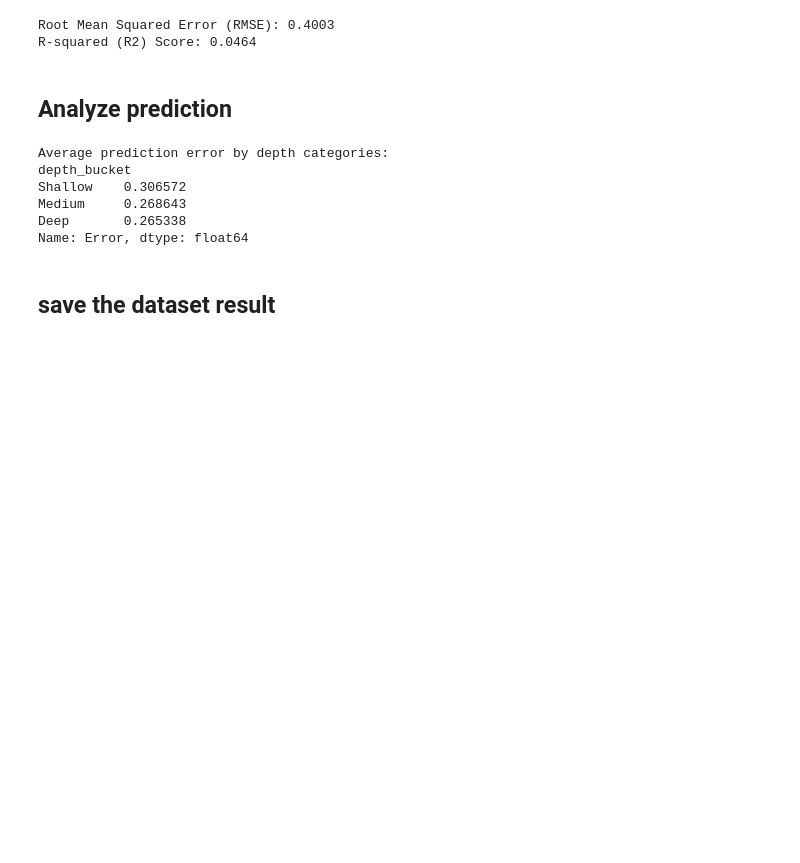
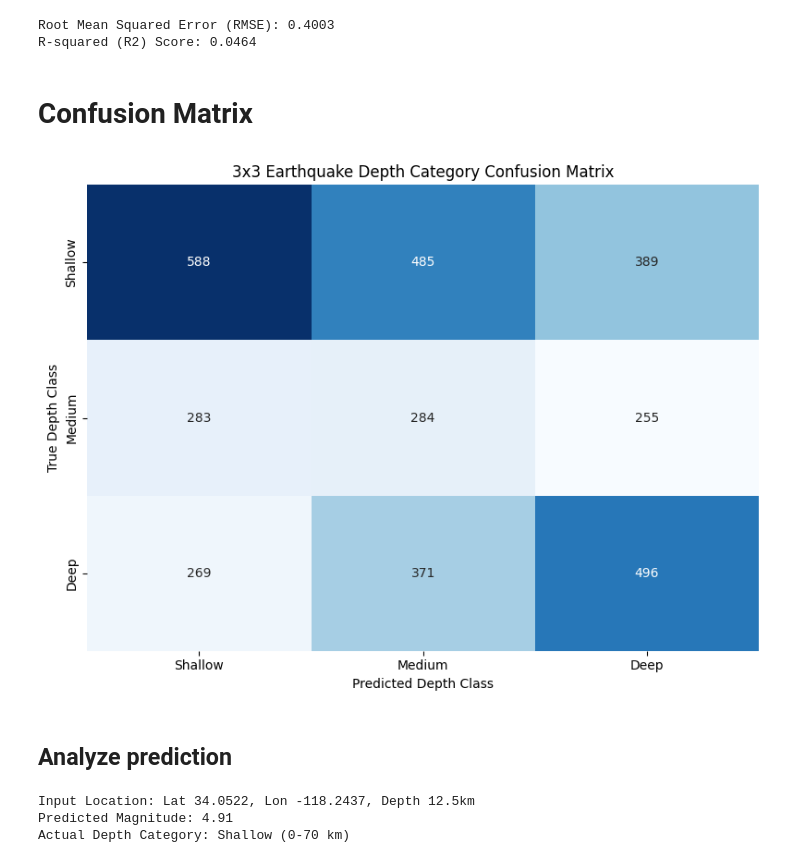
Before and after one commit to PrathamShrestha69/Machine-Learning-Group-Project, a Jupyter notebook: radom-forset.ipynb, the cells around one changed output. Cells and saved outputs as stored; diff of their text form; code cells hidden in the pictures; blank space fills up the shorter version.

Commit message:
added confusion matrix

```diff
--- a/radom-forset.ipynb
+++ b/radom-forset.ipynb
@@ -87,23 +83,49 @@ print(f"R-squared (R2) Score: {r2:.4f}")
 # %% [output]
 Root Mean Squared Error (RMSE): 0.4003
 R-squared (R2) Score: 0.0464
+# %% [markdown]
+# Confusion Matrix
+# %%
+labels = ['Shallow', 'Medium', 'Deep']
+
+y_test_cat = pd.qcut(y_test, q=3, labels=labels)
+y_pred_cat = pd.qcut(y_pred, q=3, labels=labels)
+
+cm = confusion_matrix(y_test_cat, y_pred_cat, labels=labels)
+
+plt.figure(figsize=(8, 6))
+sns.heatmap(cm, annot=True, fmt="d", cmap="Blues", cbar=False, xticklabels=labels, yticklabels=labels)
+plt.xlabel("Predicted Depth Class")
+plt.ylabel("True Depth Class")
+plt.title("3x3 Earthquake Depth Category Confusion Matrix")
+plt.tight_layout()
+plt.show()
+# %% [output]
+[figure, added]
 # %% [markdown]
 ## Analyze prediction
 # %%
-results_df = X_test.copy()
-results_df["Actual_Mag"] = y_test
-results_df["Predicted_Mag"] = y_pred
-results_df["Error"] = np.abs(y_test - y_pred)
+def predict_earthquake(latitude, longitude, depth):
+    # Format the input data for the model
+    input_data = pd.DataFrame([{
+        'latitude': latitude,
+        'longitude': longitude,
+        'depth': depth
+    }])
 
-print("\nAverage prediction error by depth categories:")
-results_df['depth_bucket'] = pd.qcut(results_df['depth'], q=3, labels=['Shallow', 'Medium', 'Deep'])
-print(results_df.groupby('depth_bucket', observed=False)['Error'].mean())
+    # 1. Predict the continuous magnitude using the trained model
+    predicted_mag = rf_model.predict(input_data)[0]
+
+    # 2. Determine actual depth classification using standard seismic zones
+    if depth <= 70:
+        depth_class = "Shallow (0-70 km)"
+    elif depth <= 300:
+        depth_class = "Medium (70-300 km)"
+    else:
+        depth_class = "Deep (>300 km)"
+
+    print(f"Input Location: Lat {latitude}, Lon {longitude}, Depth {depth}km")
+    print(f"Predicted Magnitude: {predicted_mag:.2f}")
+    print(f"Actual Depth Category: {depth_class}")
+
+    return predicted_mag, depth_class
-# %% [output]
-Average prediction error by depth categories:
-depth_bucket
-Shallow    0.306572
-Medium     0.268643
-Deep       0.265338
-Name: Error, dtype: float64
-# %% [markdown]
-## save the dataset result
@@ -111,0 +132,6 @@ results_df.to_csv("dataset/results/earthquake_predictions_random_forest.csv", in
+# %%
+example_mag, example_class = predict_earthquake(latitude=34.0522, longitude=-118.2437, depth=12.5)
+# %% [output]
+Input Location: Lat 34.0522, Lon -118.2437, Depth 12.5km
+Predicted Magnitude: 4.91
+Actual Depth Category: Shallow (0-70 km)
```
Also changed, not shown: parts of 4 cells of this notebook, 1 other file.
